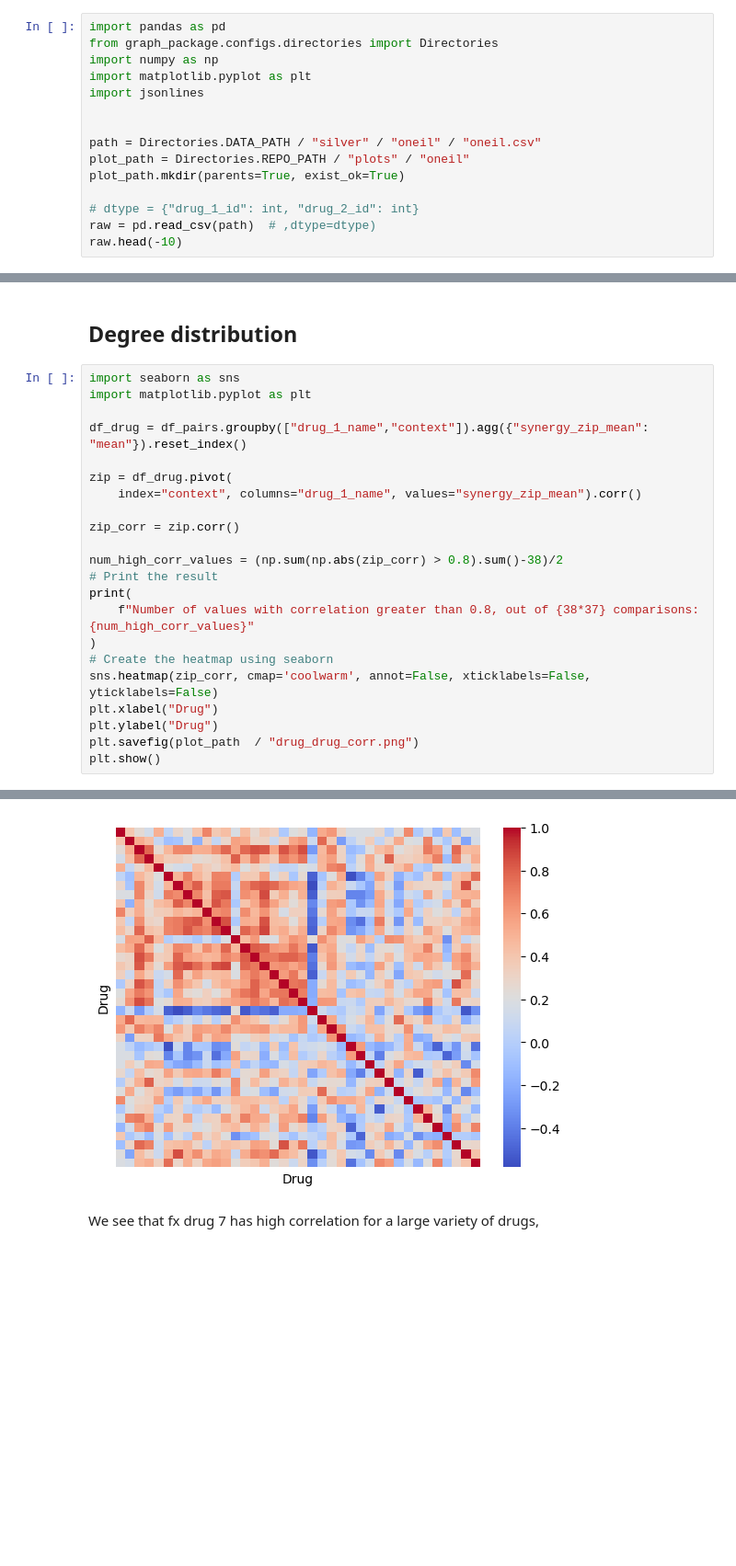
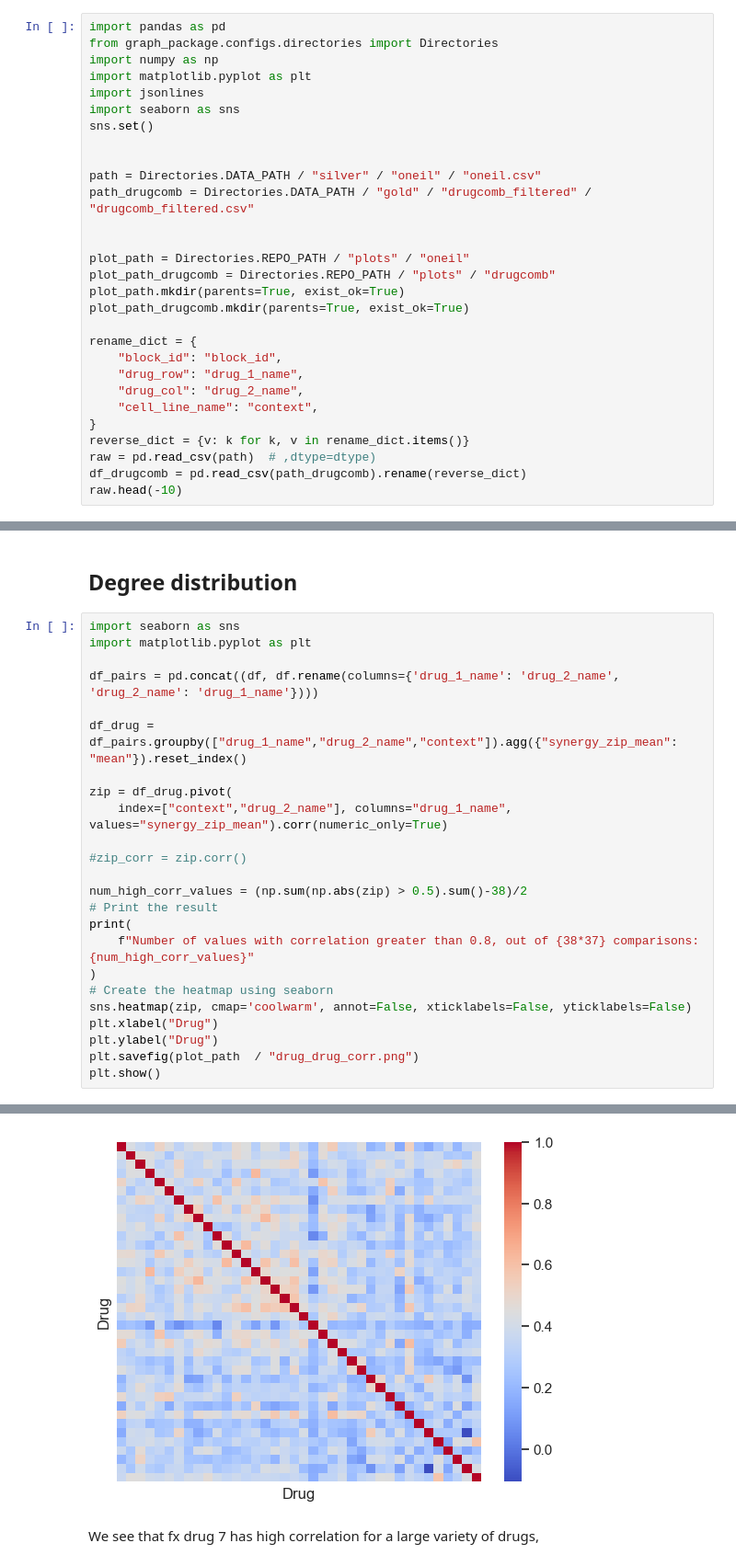
Before and after one commit to Madscba/GRLDrugProp, a Jupyter notebook: notebooks/Data_exploration_zip.ipynb, the cells around one changed output, grey strips where cells are left out. Shown at 92% size. Drawn from its saved outputs; the diff is of its cells as text; blank space fills up the shorter version.

```diff
--- a/notebooks/Data_exploration_zip.ipynb
+++ b/notebooks/Data_exploration_zip.ipynb
@@ -13,14 +13,28 @@ from graph_package.configs.directories import Directories
 import numpy as np
 import matplotlib.pyplot as plt
 import jsonlines
+import seaborn as sns
+sns.set()
 
 
 path = Directories.DATA_PATH / "silver" / "oneil" / "oneil.csv"
+path_drugcomb = Directories.DATA_PATH / "gold" / "drugcomb_filtered" / "drugcomb_filtered.csv"
+
+
 plot_path = Directories.REPO_PATH / "plots" / "oneil"
+plot_path_drugcomb = Directories.REPO_PATH / "plots" / "drugcomb"
 plot_path.mkdir(parents=True, exist_ok=True)
+plot_path_drugcomb.mkdir(parents=True, exist_ok=True)
 
-# dtype = {"drug_1_id": int, "drug_2_id": int}
+rename_dict = {
+    "block_id": "block_id",
+    "drug_row": "drug_1_name",
+    "drug_col": "drug_2_name",
+    "cell_line_name": "context",
+}
+reverse_dict = {v: k for k, v in rename_dict.items()}
 raw = pd.read_csv(path)  # ,dtype=dtype)
+df_drugcomb = pd.read_csv(path_drugcomb).rename(reverse_dict)
 raw.head(-10)
 # %% [output]
 |  | block_id | drug_row | drug_col | cell_line_name | study_name | tissue_name | conc_row_unit | conc_col_unit | ... |
@@ -161,20 +217,22 @@ plt.show()
 import seaborn as sns
 import matplotlib.pyplot as plt
 
-df_drug = df_pairs.groupby(["drug_1_name","context"]).agg({"synergy_zip_mean": "mean"}).reset_index()
+df_pairs = pd.concat((df, df.rename(columns={'drug_1_name': 'drug_2_name', 'drug_2_name': 'drug_1_name'})))
+
+df_drug = df_pairs.groupby(["drug_1_name","drug_2_name","context"]).agg({"synergy_zip_mean": "mean"}).reset_index()
 
 zip = df_drug.pivot(
-    index="context", columns="drug_1_name", values="synergy_zip_mean").corr()
+    index=["context","drug_2_name"], columns="drug_1_name", values="synergy_zip_mean").corr(numeric_only=True)
 
-zip_corr = zip.corr()
+#zip_corr = zip.corr()
 
-num_high_corr_values = (np.sum(np.abs(zip_corr) > 0.8).sum()-38)/2
+num_high_corr_values = (np.sum(np.abs(zip) > 0.5).sum()-38)/2
 # Print the result
 print(
     f"Number of values with correlation greater than 0.8, out of {38*37} comparisons: {num_high_corr_values}"
 )
 # Create the heatmap using seaborn
-sns.heatmap(zip_corr, cmap='coolwarm', annot=False, xticklabels=False, yticklabels=False)
+sns.heatmap(zip, cmap='coolwarm', annot=False, xticklabels=False, yticklabels=False)
 plt.xlabel("Drug")
 plt.ylabel("Drug")
 plt.savefig(plot_path  / "drug_drug_corr.png")
@@ -184,4 +242,4 @@ Number of values with correlation greater than 0.8, out of 1406 comparisons: 17.
-[figure, old version]
+[figure, new version]
 # %% [markdown]
 We see that fx drug 7 has high correlation for a large variety of drugs,
 # %%
```
Also changed, not shown: parts of 8 cells of this notebook, 8 other files.
